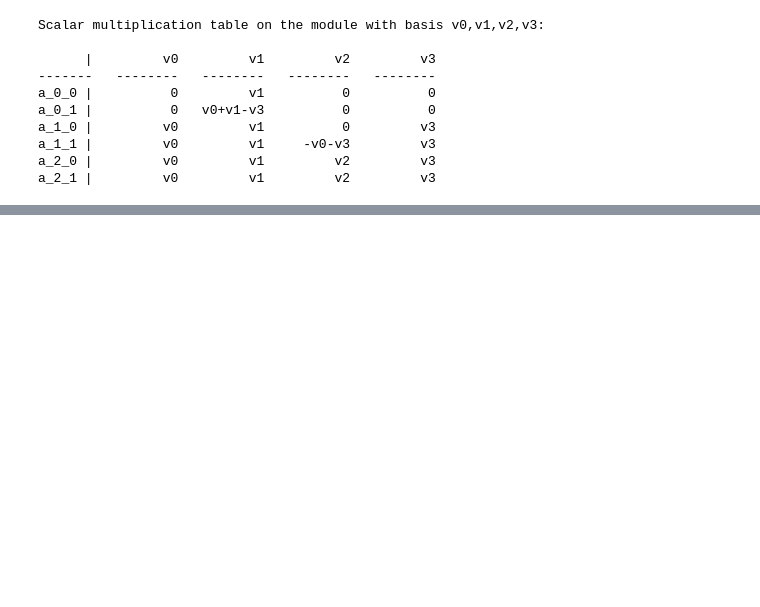
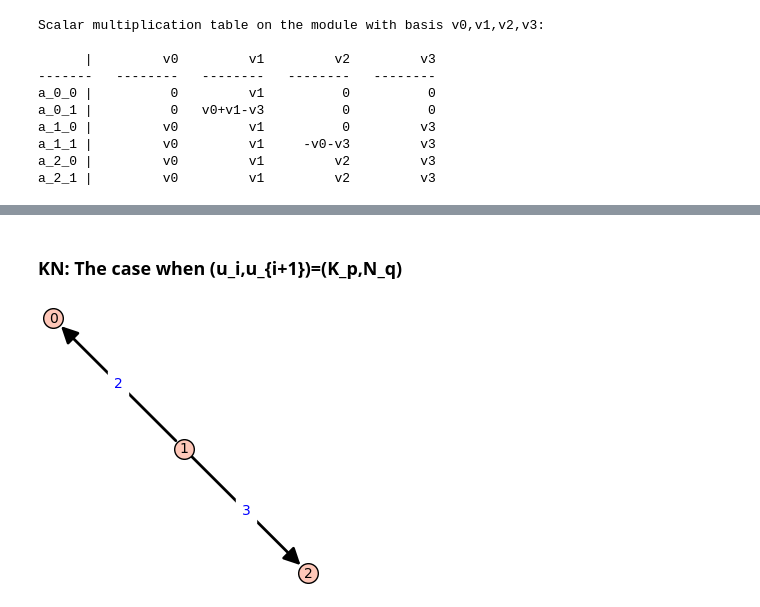
Before and after one commit to Hacettepe-University/Graph-Magma-Algebras, a Jupyter notebook: graphMagmaAlgebras.ipynb, the cells around one changed output, grey strips where cells are left out. Cells and saved outputs as stored; diff of their text form; code cells hidden in the pictures; blank space fills up the shorter version.

```diff
--- a/graphMagmaAlgebras.ipynb
+++ b/graphMagmaAlgebras.ipynb
@@ -965,0 +1028,8 @@ B[v0] + 2*B[v1] + 3*B[v2] + 4*B[v3]
+# %% [markdown]
+### KN: The case when (u_i,u_{i+1})=(K_p,N_q)
+# %%
+GMA_KN=GraphMagmaAlg(QQ,graphMagma([('K',3),('N',4)]))
+R_KN=GMA_KN.magma_algebra
+GMA_KN.quiver.show(edge_labels=True,figsize=(3,3))
+# %% [output]
+[figure, added]
```
Also changed, not shown: parts of 21 cells of this notebook.
